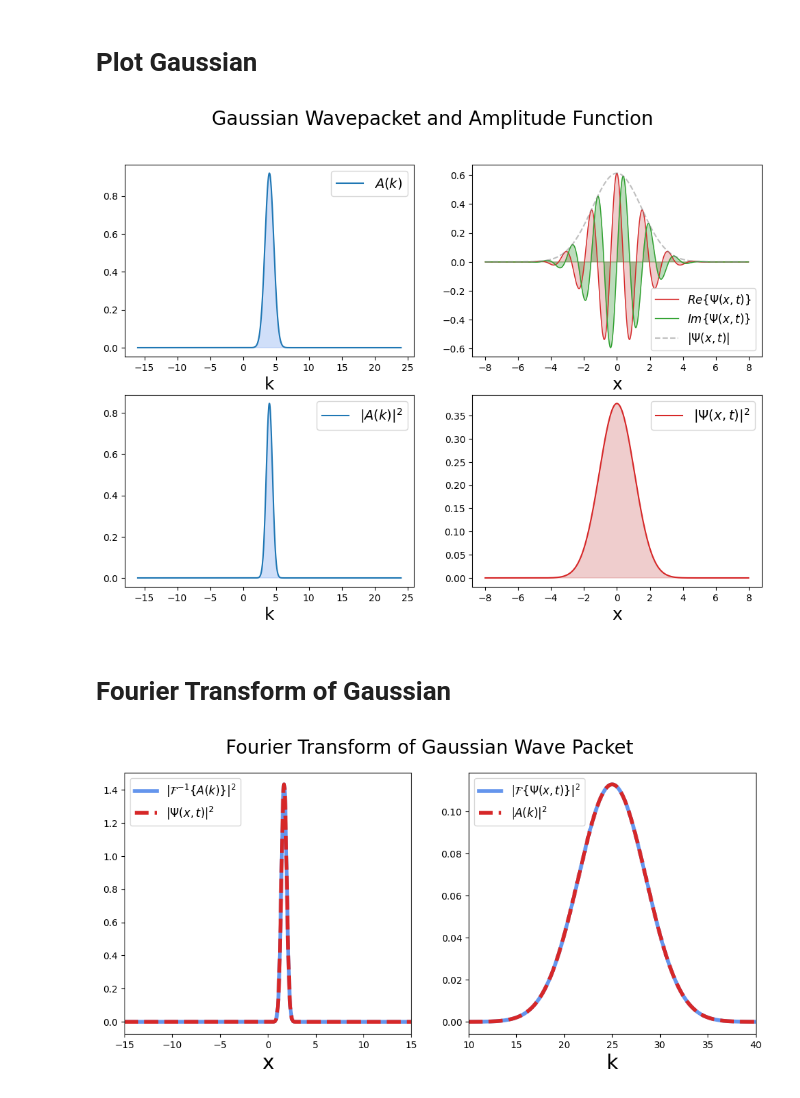
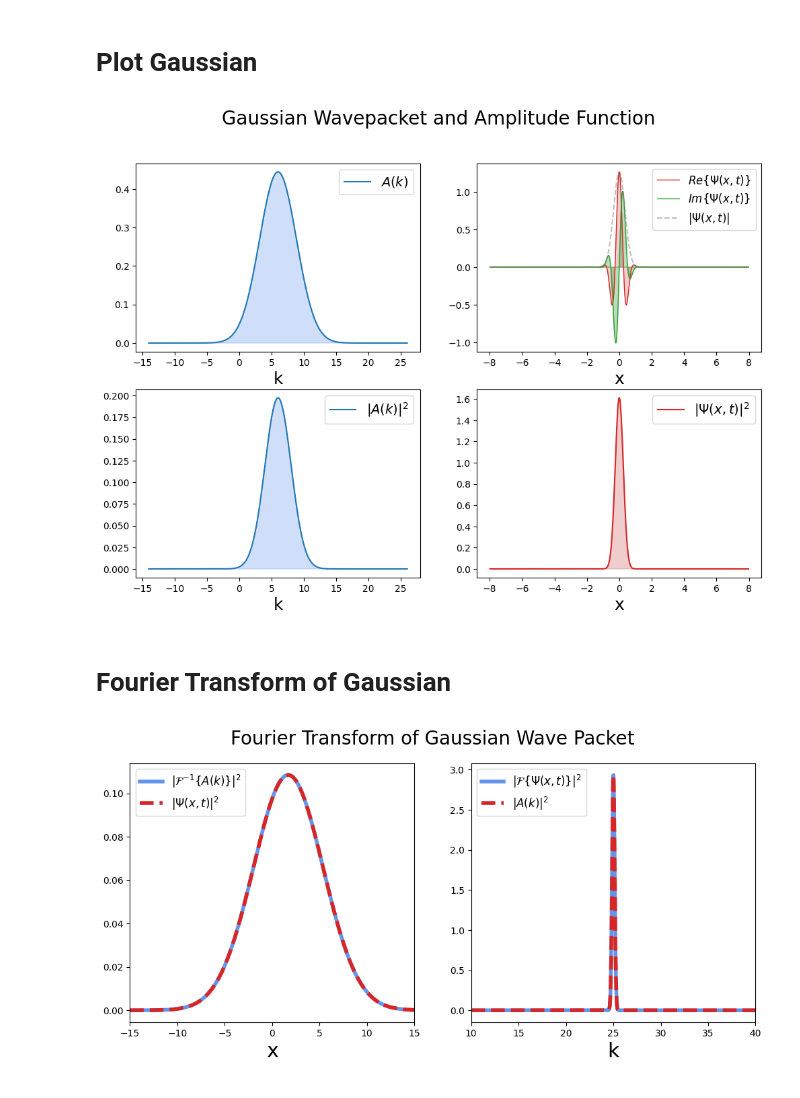
Before and after one commit to eirikama/qm, a Jupyter notebook: wavepacket_fourier_transform.ipynb, the cells around one changed output. Cells and saved outputs as stored; diff of their text form; code cells hidden in the pictures.

```diff
--- a/wavepacket_fourier_transform.ipynb
+++ b/wavepacket_fourier_transform.ipynb
@@ -68,17 +68,18 @@ def plot_wavepacket(x, k, k0, sigma, m, t):
     ax[3].legend(fontsize=14)
     plt.show()
 # %%
-k0 = 4
-sigma = 1.5
+# Play with these parameters
+k0 = 6
+sigma = .35
 t = 0
 
 k = np.linspace(-20 + k0, 20 + k0, 1000)
 x = np.linspace(-20, 20, 1000) / np.sqrt(2*np.pi)
 
 
 plot_wavepacket(x, k, k0=k0, sigma=sigma, m=m_el, t=t)
 # %% [output]
-[figure, old version]
+[figure, new version]
 # %% [markdown]
 # Fourier Transform of Gaussian
 # %%
@@ -117,9 +118,10 @@ def plot_fourier_Gaussian(k0=k0, sigma=sigma, m=m_el, t=t):
     ax[1].set_xlim(-15 + k0, 15 + k0)
     plt.show()
 # %%
+# Play with these parameters
 k0 = 25
-sigma = .2
+sigma = 5.2
 t = 200
 plot_fourier_Gaussian(k0=k0, sigma=sigma, m=m_el, t=t)
 # %% [output]
-[figure, old version]
+[figure, new version]
```
Also changed, not shown: 1 other file.
